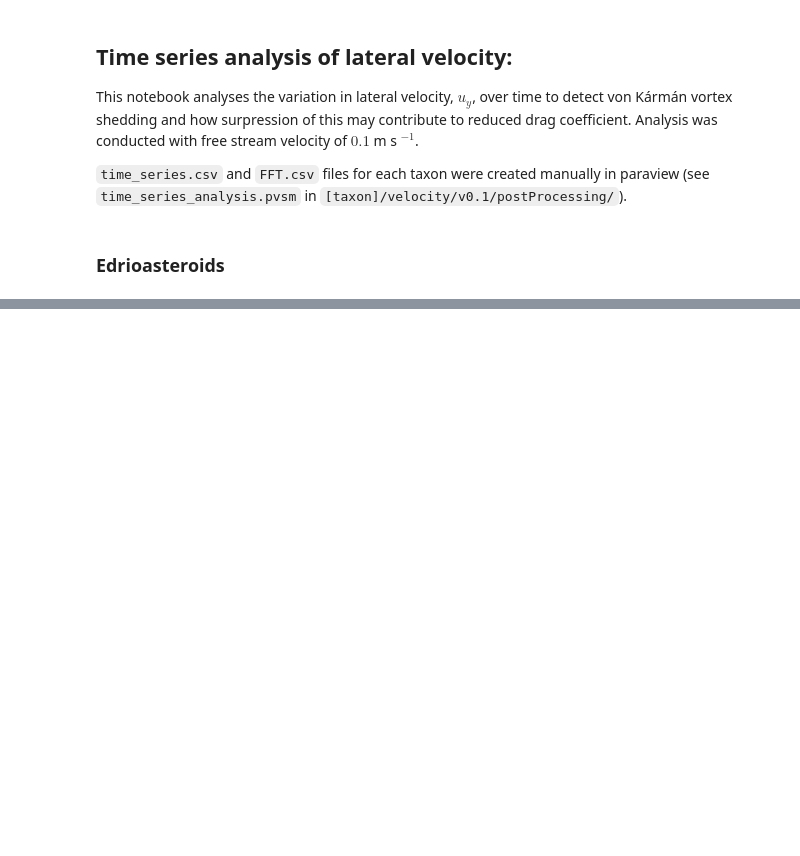
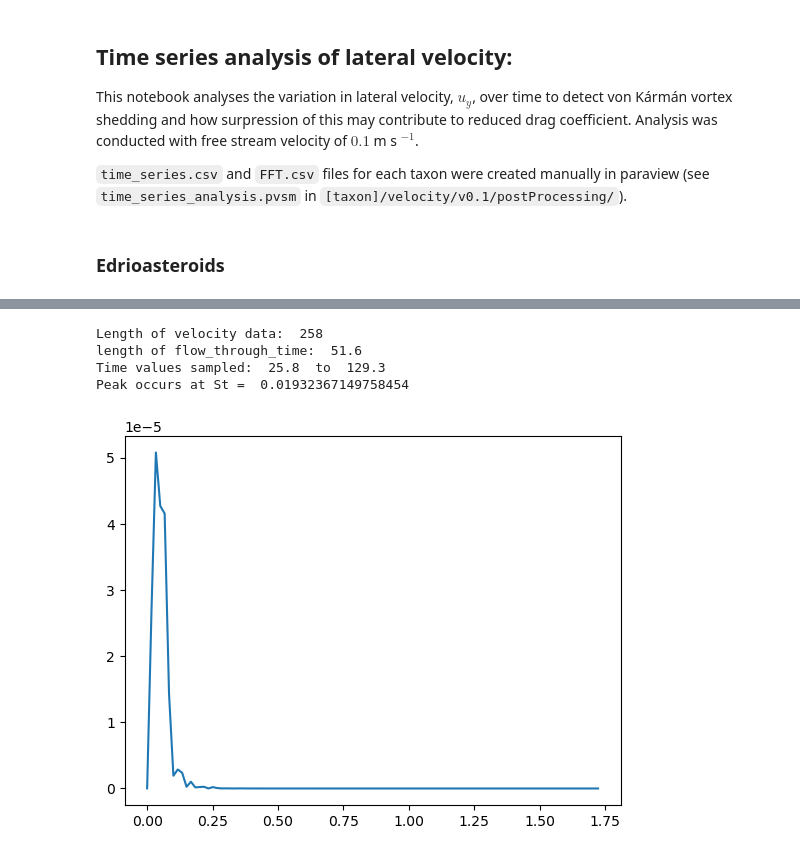
Before and after one commit to jwm212/spirals, a Jupyter notebook: analysis/time_series_analysis.ipynb, the cells around one changed output, grey strips where cells are left out. Saved outputs shown, nothing was run; the diff lists cells and outputs as text; code cells hidden in the pictures; blank space fills up the shorter version.

```diff
--- a/analysis/time_series_analysis.ipynb
+++ b/analysis/time_series_analysis.ipynb
@@ -507,0 +39,18 @@ plt.savefig('time_series_gogiids.pdf', dpi=300)
+# %%
+stromat_500 = func.calc_FFT(taxon = par.Stromatocystites.name,
+                            file = 'probe_0.15_0.0_0.015.csv',
+                            L = par.Stromatocystites.L,
+                            Re = 500,
+                            flow_through_time = 25.8,
+                            endTime = 129,
+                            writeInterval = 0.5,
+                            nu = par.Env1.nu)
+fig = plt.figure()
+plt.plot(stromat_500['strouhal'], stromat_500['psd'], label=par.Stromatocystites.label)
+plt.show()
+# %% [output]
+Length of velocity data:  258
+length of flow_through_time:  51.6
+Time values sampled:  25.8  to  129.3
+Peak occurs at St =  0.01932367149758454
+[figure, added]
```
Also changed, not shown: parts of 20 cells of this notebook, 2 other files.
